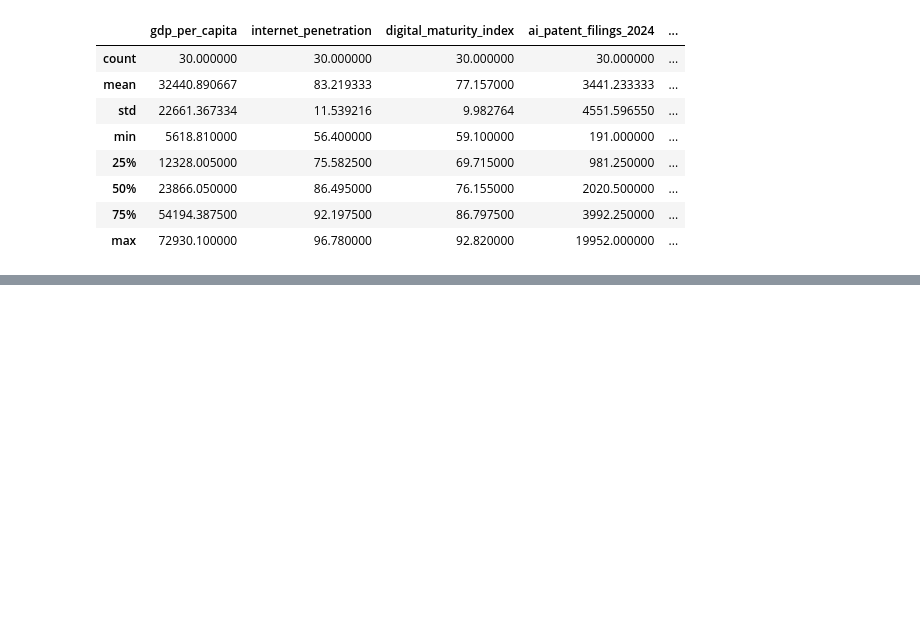
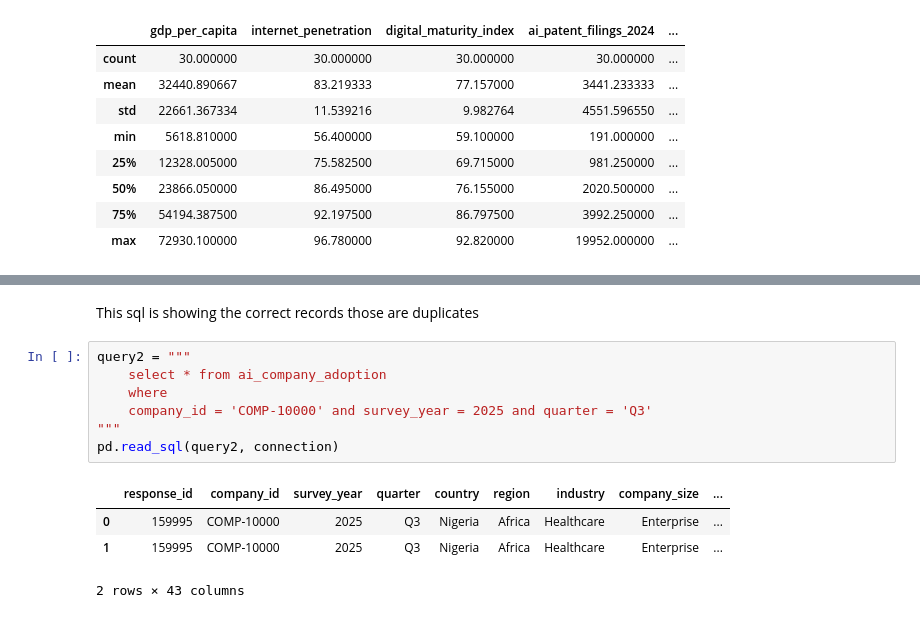
Before and after one commit to HemDesh/Data_Analysis_on_AI_Adoption_and_Workforce_Impact, a Jupyter notebook: notebooks/main.ipynb, the cells around one changed output, grey strips where cells are left out. Drawn from its saved outputs; the diff is of its cells as text; blank space fills up the shorter version.

```diff
--- a/notebooks/main.ipynb
+++ b/notebooks/main.ipynb
@@ -1015,0 +1259,14 @@ dfc.describe()
+# %% [markdown]
+This sql is showing the correct records those are duplicates
+# %%
+query2 = """
+    select * from ai_company_adoption
+    where
+    company_id = 'COMP-10000' and survey_year = 2025 and quarter = 'Q3'
+"""
+pd.read_sql(query2, connection)
+# %% [output]
+|  | response_id | company_id | survey_year | quarter | country | region | industry | company_size | ... |
+| 0 | 159995 | COMP-10000 | 2025 | Q3 | Nigeria | Africa | Healthcare | Enterprise | ... |
+| 1 | 159995 | COMP-10000 | 2025 | Q3 | Nigeria | Africa | Healthcare | Enterprise | ... |
+2 rows × 43 columns
```
Also changed, not shown: parts of 31 cells of this notebook, 4 other files.
